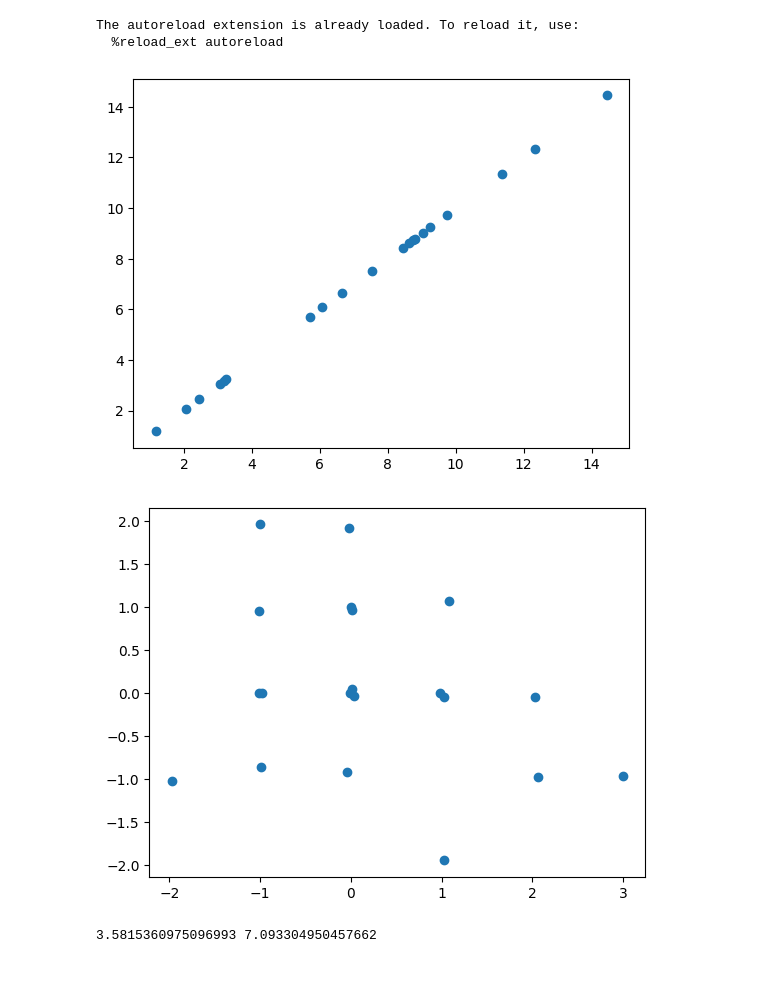
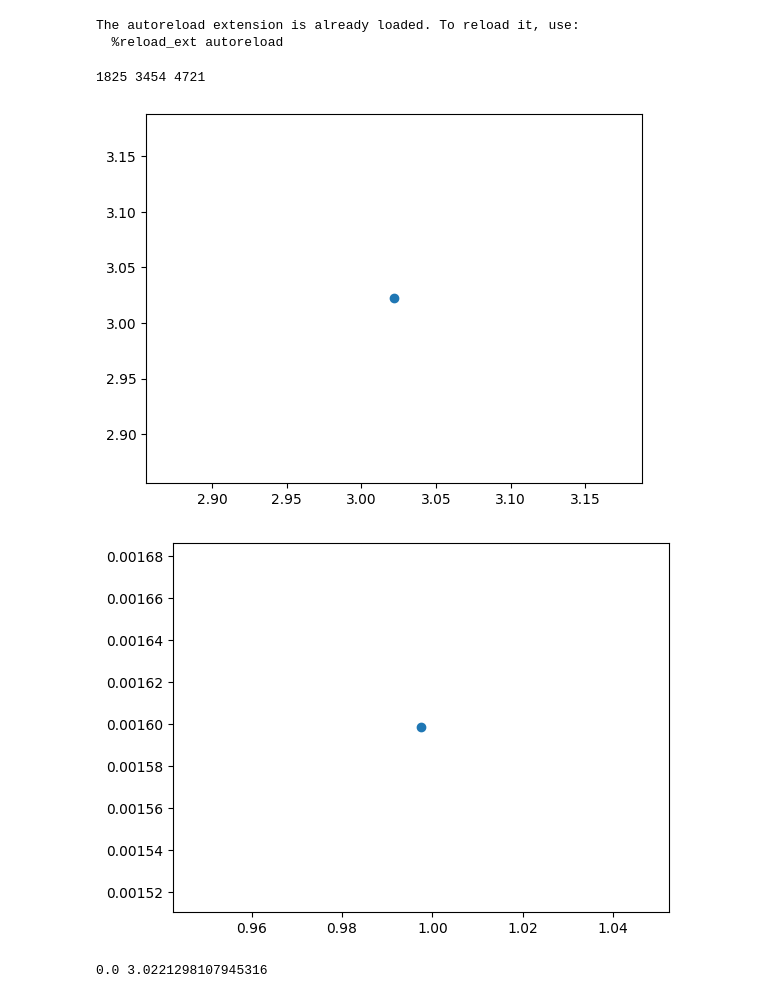
Before and after one commit to BartoszBugla/Algorytmy-heurystyczne, a Jupyter notebook: PVS.ipynb, the cells around one changed output. Saved outputs shown, nothing was run; the diff lists cells and outputs as text; code cells hidden in the pictures.

```diff
--- a/PVS.ipynb
+++ b/PVS.ipynb
@@ -21,18 +21,18 @@ The autoreload extension is already loaded. To reload it, use:
 # %%
 from results import Tester
 
 def rastrigin_solver():
-    return pvc.solve(rastrigin, 25, 100, 5, -5.12, 5.12)
+    return pvc.solve(rastrigin,60, 120, 5, -5.12, 5.12)
 
-rastrigin_tester = Tester(rastrigin_solver,20)
+rastrigin_tester = Tester(rastrigin_solver,1)
 rastrigin_tester.draw_y_plot()
 rastrigin_tester.draw_2D_x_plot()
-
 print(rastrigin_tester.get_y_std(), rastrigin_tester.get_y_mean())
 # %% [output]
+1825 3454 4721
-[figure, old version]
+[figure, new version]
-[figure, old version]
+[figure, new version]
-3.5815360975096993 7.093304950457662
+0.0 3.0221298107945316
 # %%
 
 
```
Also changed, not shown: parts of 5 cells of this notebook, 1 other file.
